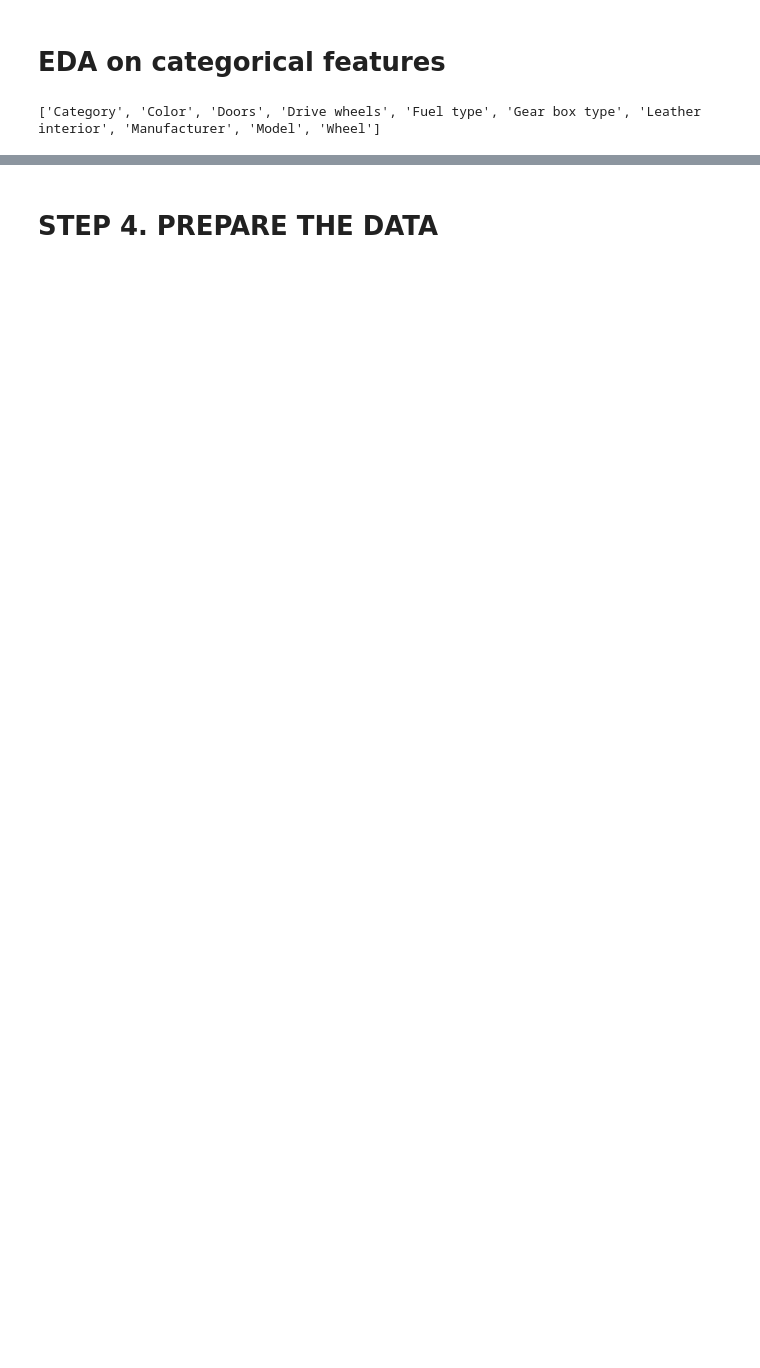
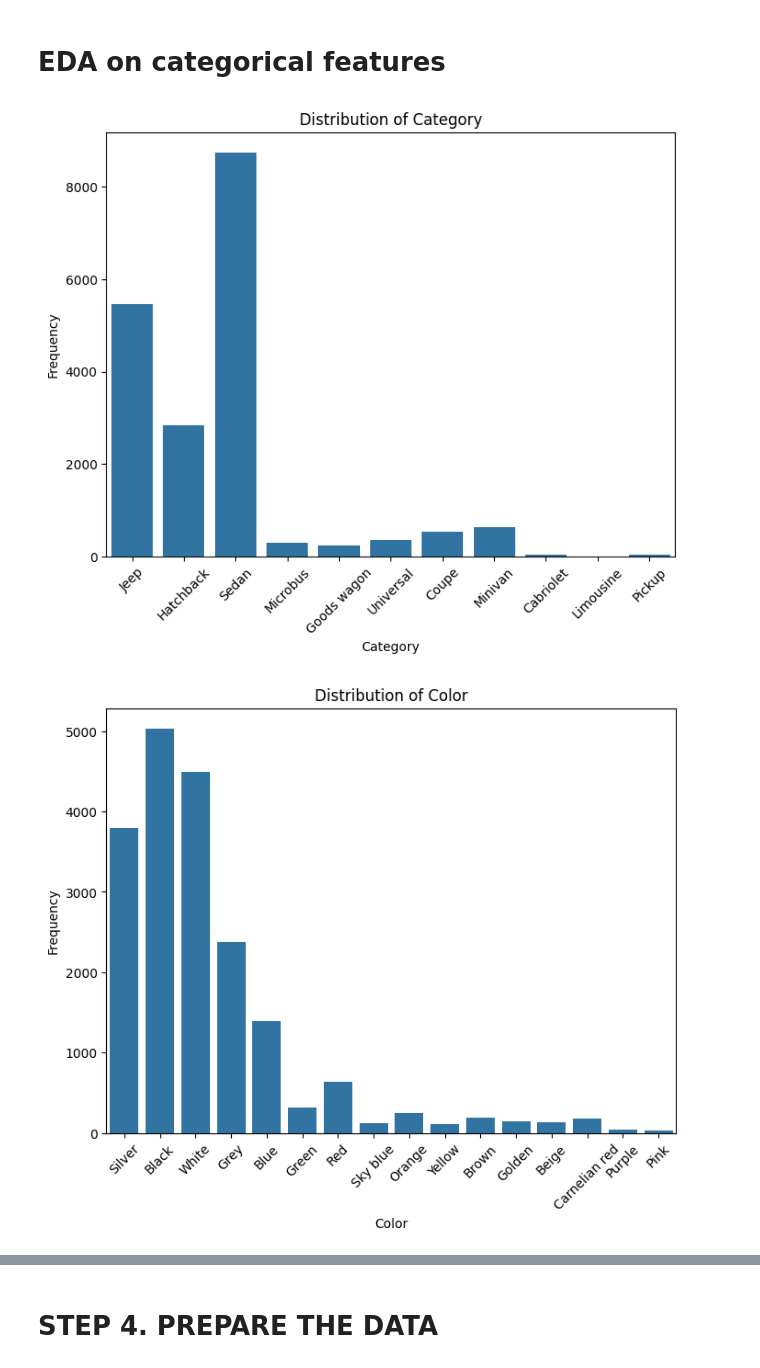
Before and after one commit to TaiVanNgo/Car-Price-Prediction, a Jupyter notebook: car_prediction.ipynb, the cells around one changed output, grey strips where cells are left out. Saved outputs shown, nothing was run; the diff lists cells and outputs as text; code cells hidden in the pictures; blank space fills up the shorter version.

```diff
--- a/car_prediction.ipynb
+++ b/car_prediction.ipynb
@@ -210,14 +232,15 @@ Name: Price, dtype: float64
 # %% [markdown]
 # EDA on categorical features
 # %%
-# for feature in cat_cols:
-#     plt.figure(figsize=(8, 6))
-#     sns.countplot(x=feature, data=raw_data)
-#     plt.xlabel(feature.capitalize())
-#     plt.ylabel('Frequency')
-#     plt.title(f'Distribution of {feature.capitalize()}')
-#     plt.xticks(rotation=45)
-#     plt.show()
-print(cat_cols)
+for feature in cat_cols:
+    plt.figure(figsize=(8, 6))
+    sns.countplot(x=feature, data=raw_data)
+    plt.xlabel(feature.capitalize())
+    plt.ylabel('Frequency')
+    plt.title(f'Distribution of {feature.capitalize()}')
+    plt.xticks(rotation=45)
+    plt.show()
+# print(cat_cols)
 # %% [output]
-['Category', 'Color', 'Doors', 'Drive wheels', 'Fuel type', 'Gear box type', 'Leather interior', 'Manufacturer', 'Model', 'Wheel']
+[figure, added]
+[figure, added]
```
Also changed, not shown: parts of 14 cells of this notebook.
